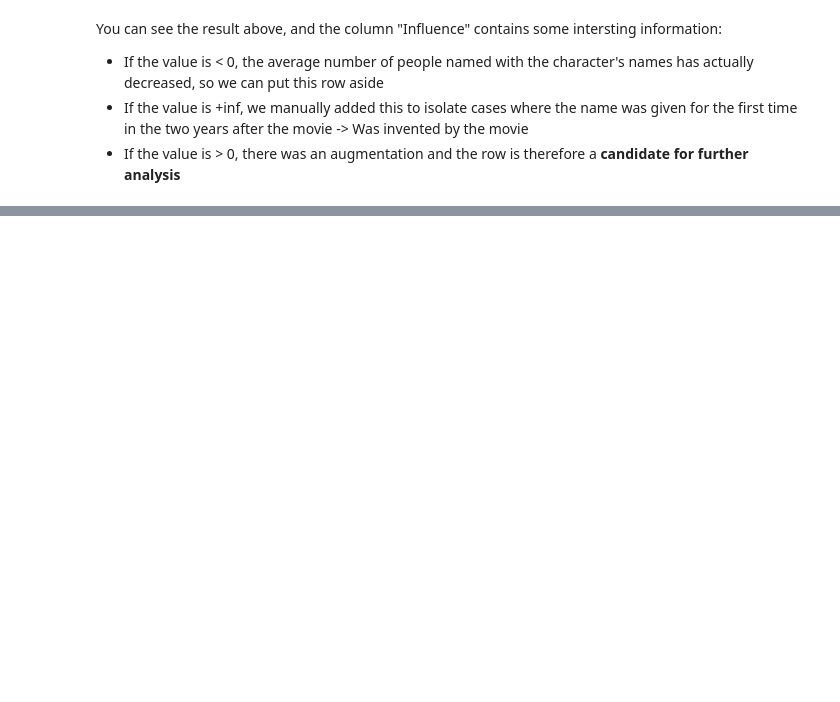
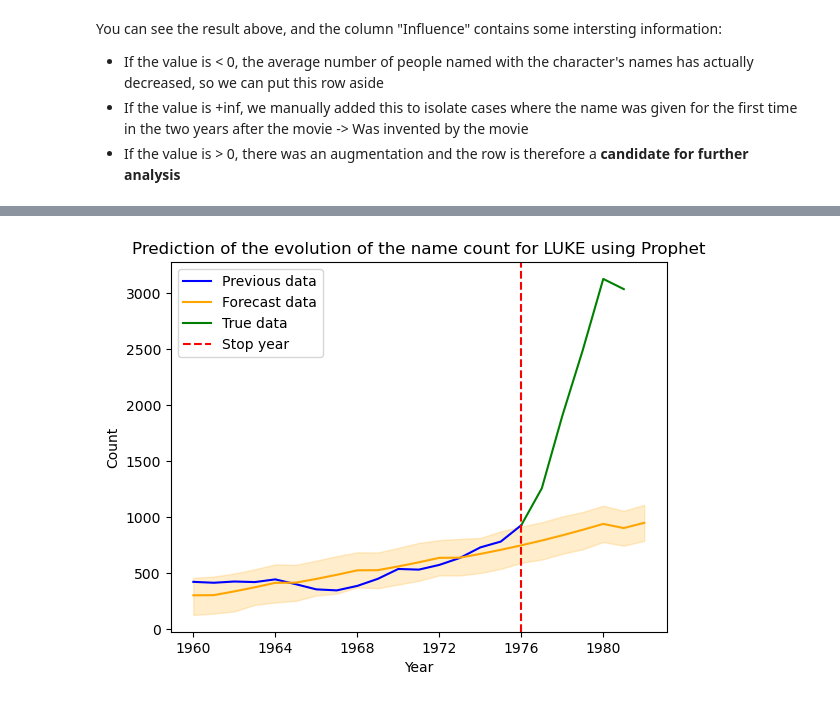
Before and after one commit to epfl-ada/ada-2024-project-dondata2025, a Jupyter notebook: results_MS3.ipynb, the cells around one changed output, grey strips where cells are left out. Drawn from its saved outputs; the diff is of its cells as text; code cells hidden in the pictures; blank space fills up the shorter version.

```diff
--- a/results_MS3.ipynb
+++ b/results_MS3.ipynb
@@ -458,0 +484,6 @@ You can see the result above, and the column "Influence" contains some interstin
+# %%
+import src.models.naming_prediction as naming_prediction
+
+prophet_pred = naming_prediction.predict_naming_prophet(global_names, "LUKE", 1976, 5, True)
+# %% [output]
+[figure, added]
```
Also changed, not shown: parts of 12 cells of this notebook.
